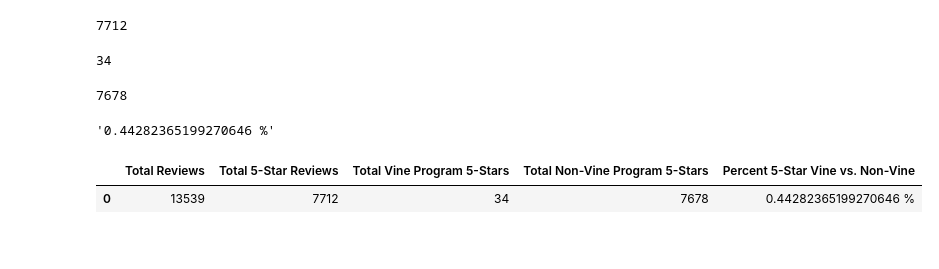
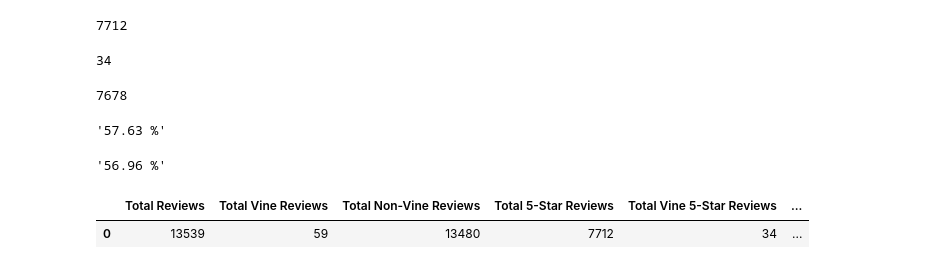
Before and after one commit to Andrew-Carlson/Amazon_Vine_Analysis, a Jupyter notebook: Vine_Review_Analysis.ipynb, the cells around one changed output. Cells and saved outputs as stored; diff of their text form; code cells hidden in the pictures.

Commit message:
Fixed analysis and summary dataframe

```diff
--- a/Vine_Review_Analysis.ipynb
+++ b/Vine_Review_Analysis.ipynb
@@ -151,3 +151,7 @@ total_review_count = len(helpful_votes_df)
 total_review_count
 # %% [output]
 13539
+# %%
+# total number of vine reviews (paid)
+total_vine_reviews = len(vine_program_df)
+total_vine_reviews
@@ -153,0 +160,4 @@ total_review_count
+# %%
+# total number of non-vine reviews (unpaid)
+total_non_vine_reviews = len(not_vine_program_df)
+total_non_vine_reviews
@@ -169,20 +181,29 @@ five_star_total_unpaid = (not_vine_program_df["star_rating"]== 5.0).sum()
 five_star_total_unpaid
 # %% [output]
 7678
+# %%
+# percentage of 5-star reviews for the two types of review (paid)
+five_star_percent_paid = f'{(five_star_total_paid/total_vine_reviews) * 100:.2f} %'
+five_star_percent_paid
+# %% [output]
+'57.63 %'
 # %%
-# percentage of 5-star reviews for the two types of review (paid vs unpaid)
-five_star_percent_paid = f'{(five_star_total_paid/five_star_total_unpaid) * 100} %'
-five_star_percent_paid
+# percentage of 5-star reviews for the two types of review (unpaid)
+five_star_percent_unpaid = f'{(five_star_total_unpaid/total_non_vine_reviews) * 100:.2f} %'
+five_star_percent_unpaid
 # %% [output]
-'0.44282365199270646 %'
+'56.96 %'
 # %%
 info =[{"Total Reviews":total_review_count,
-               "Total 5-Star Reviews": five_star_review_count,
-               "Total Vine Program 5-Stars": five_star_total_paid,
-               "Total Non-Vine Program 5-Stars": five_star_total_unpaid,
-               "Percent 5-Star Vine vs. Non-Vine": five_star_percent_paid}]
+        "Total Vine Reviews": total_vine_reviews,
+        "Total Non-Vine Reviews": total_non_vine_reviews,
+        "Total 5-Star Reviews": five_star_review_count,
+        "Total Vine 5-Star Reviews": five_star_total_paid,
+        "Total Non-Vine 5-Star Reviews": five_star_total_unpaid,
+        "Percent 5-Star Vine": five_star_percent_paid,
+        "Percent 5-Star Non-Vine": five_star_percent_unpaid}]
 summary_df = pd.DataFrame(info)
 summary_df
 # %% [output]
-|  | Total Reviews | Total 5-Star Reviews | Total Vine Program 5-Stars | Total Non-Vine Program 5-Stars | Percent 5-Star Vine vs. Non-Vine |
-| 0 | 13539 | 7712 | 34 | 7678 | 0.44282365199270646 % |
+|  | Total Reviews | Total Vine Reviews | Total Non-Vine Reviews | Total 5-Star Reviews | Total Vine 5-Star Reviews | ... |
+| 0 | 13539 | 59 | 13480 | 7712 | 34 | ... |
```
Also changed, not shown: parts of 2 cells of this notebook.
